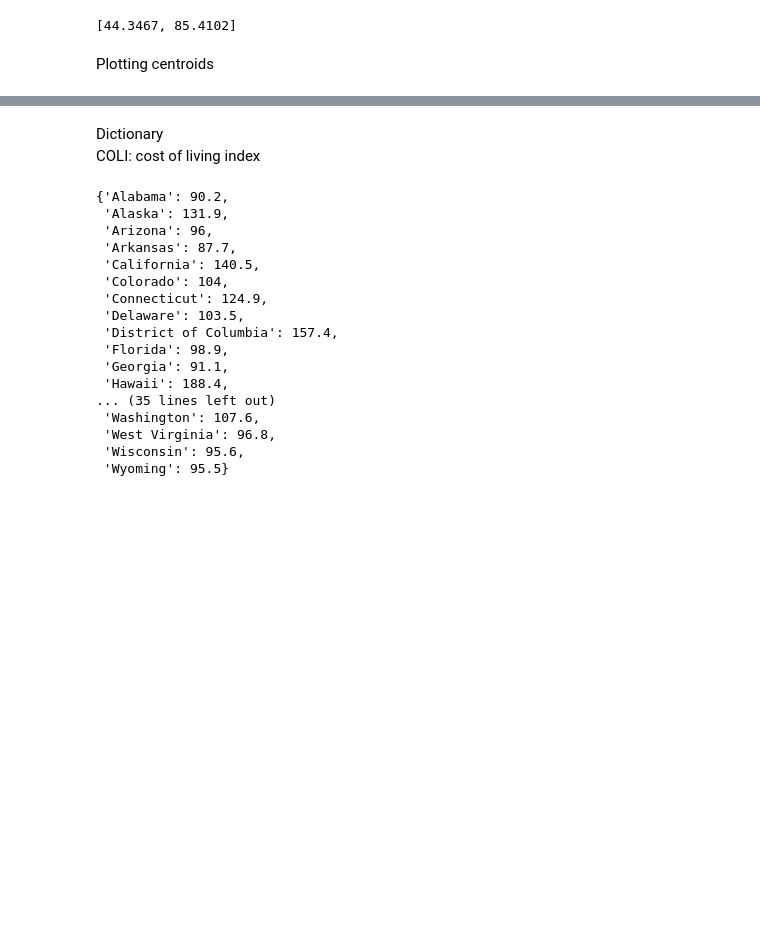
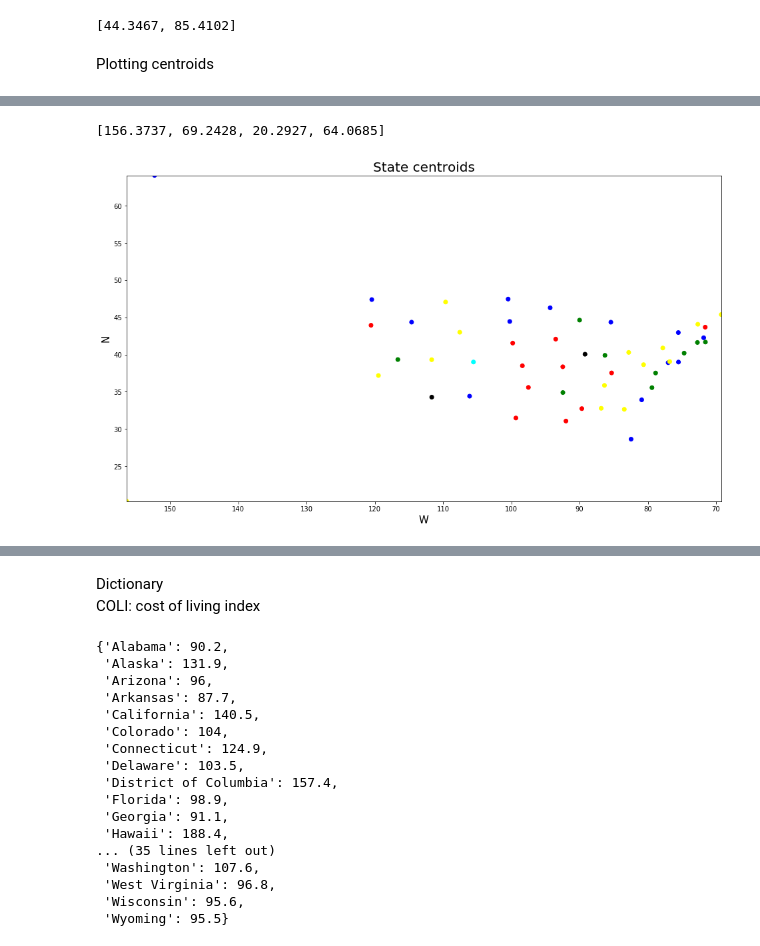
Before and after one commit to diaorch/gwcDemo, a Jupyter notebook: python/20171107-challengeQuestionSeries.ipynb, the cells around one changed output, grey strips where cells are left out. Cells and saved outputs as stored; diff of their text form; code cells hidden in the pictures; blank space fills up the shorter version.

```diff
--- a/python/20171107-challengeQuestionSeries.ipynb
+++ b/python/20171107-challengeQuestionSeries.ipynb
@@ -59,0 +48,15 @@ for label, x, y in zip(plotData["label"], plotData["x"], plotData["y"]):
+# %%
+region_to_state = {'California': ['CA'],
+                   'Midwest': ['ND', 'SD', 'NE', 'KS', 'MN', 'IA', 'MO', 'WI', 'IL', 'MI', 'IN', 'OH'],
+                   'Northeast': ['MA', 'MD', 'PA', 'DC', 'RI', 'ME', 'AK', 'NH', 'VT', 'DE', 'NJ', 'HI', 'CT', 'NY'],
+                   'South': ['OK', 'TX', 'AR', 'LA', 'KY', 'TN', 'MS', 'AL', 'FL', 'WV', 'VA', 'NC', 'SC', 'GA'],
+                   'West': ['WA', 'OR', 'NV', 'ID', 'UT', 'AZ', 'MT', 'WY', 'CO', 'NM'],
+                   'Other': ['HI', 'AK']
+                  }
+# %%
+state_to_region = []
+for state_abbreviation in state_names:
+    for key in region_to_state:
+        if (state_abbreviation in region_to_state[key]):
+            state_to_region = state_to_region + [key]
+state_to_region
@@ -59,0 +83,15 @@ for label, x, y in zip(plotData["label"], plotData["x"], plotData["y"]):
+# %%
+region_to_color = []
+for region in state_to_region:
+    if (region == 'South'):
+        region_to_color += ['yellow']
+    elif (region == 'Northeast'):
+        region_to_color += ['blue']
+    elif (region == 'West'):
+        region_to_color += ['green']
+    elif (region == 'Midwest'):
+        region_to_color += ['red']
+    elif (region == 'California'):
+        region_to_color += ['cyan']
+    else:
+        region_to_color += ['black']
@@ -60,3 +118,13 @@ for label, x, y in zip(plotData["label"], plotData["x"], plotData["y"]):
+# %%
+plt.figure(figsize=(16,9))
+plt.title('State centroids', fontsize=20)
+plt.xlabel('W', fontsize=15)
+plt.ylabel('N', fontsize=15)
+plt.scatter(state_centroid_W, state_centroid_N, marker = 'o', c = region_to_color)
+plt.axis([max(state_centroid_W), min(state_centroid_W), min(state_centroid_N), max(state_centroid_N)])
+# %% [output]
+[156.3737, 69.2428, 20.2927, 64.0685]
+[figure, added]
 # %% [markdown]
 ![state_map](https://upload.wikimedia.org/wikipedia/commons/1/13/Map_of_USA_States_with_names_white.svg)
 # %% [markdown]
```
Also changed, not shown: parts of 9 cells of this notebook.
